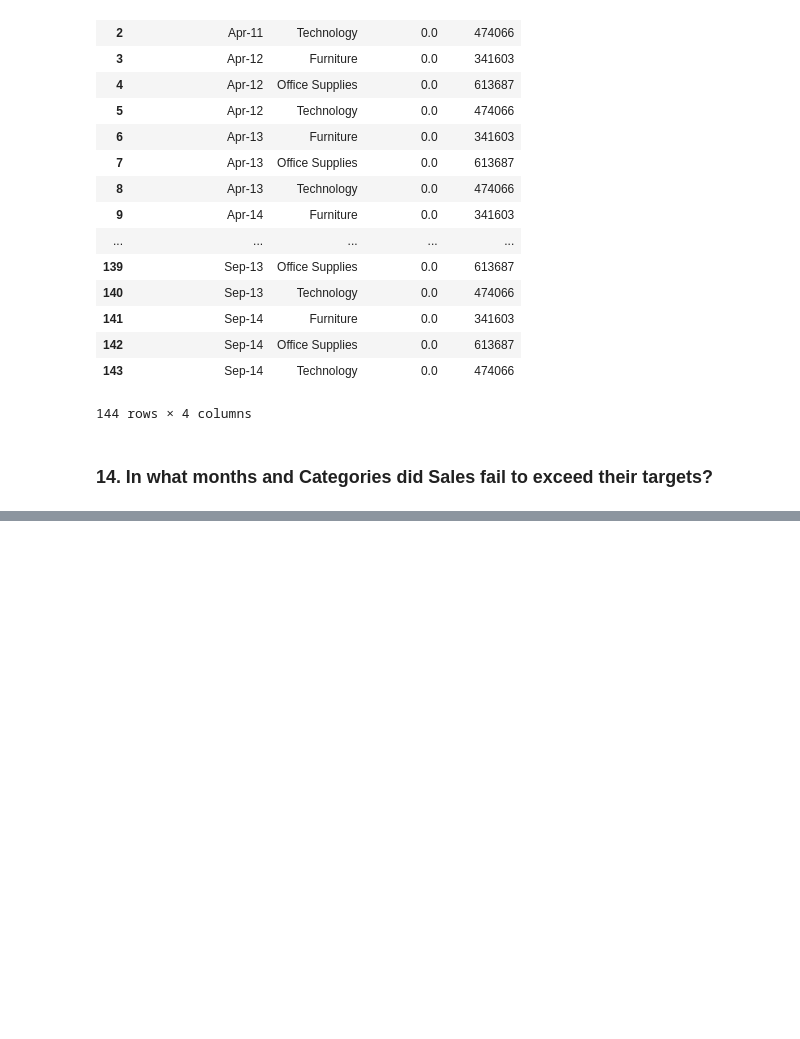
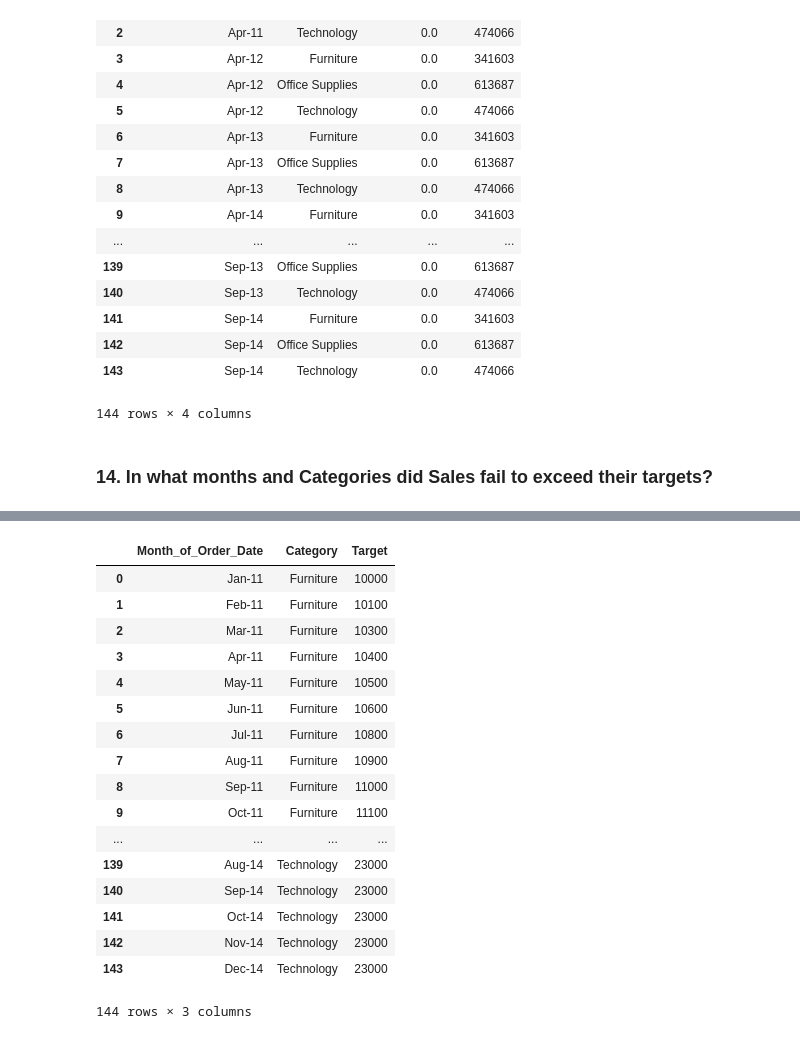
Before and after one commit to matthewbrems/old, a Jupyter notebook: curriculum/05-week/5.04-sql-pandas-lab/lab-jd.ipynb, the cells around one changed output, grey strips where cells are left out. Cells and saved outputs as stored; diff of their text form; code cells hidden in the pictures; blank space fills up the shorter version.

```diff
--- a/curriculum/05-week/5.04-sql-pandas-lab/lab-jd.ipynb
+++ b/curriculum/05-week/5.04-sql-pandas-lab/lab-jd.ipynb
@@ -335,0 +382,21 @@ c.execute('update SalesTargets set Target = cast(replace(Target,"$","") as numbe
+# %%
+sql.read_sql_query('select * from SalesTargets' ,connection)
+# %% [output]
+|  | Month_of_Order_Date | Category | Target |
+| 0 | Jan-11 | Furniture | 10000 |
+| 1 | Feb-11 | Furniture | 10100 |
+| 2 | Mar-11 | Furniture | 10300 |
+| 3 | Apr-11 | Furniture | 10400 |
+| 4 | May-11 | Furniture | 10500 |
+| 5 | Jun-11 | Furniture | 10600 |
+| 6 | Jul-11 | Furniture | 10800 |
+| 7 | Aug-11 | Furniture | 10900 |
+| 8 | Sep-11 | Furniture | 11000 |
+| 9 | Oct-11 | Furniture | 11100 |
+| ... | ... | ... | ... |
+| 139 | Aug-14 | Technology | 23000 |
+| 140 | Sep-14 | Technology | 23000 |
+| 141 | Oct-14 | Technology | 23000 |
+| 142 | Nov-14 | Technology | 23000 |
+| 143 | Dec-14 | Technology | 23000 |
+144 rows × 3 columns
```
Also changed, not shown: parts of 6 cells of this notebook, 4 other files.
